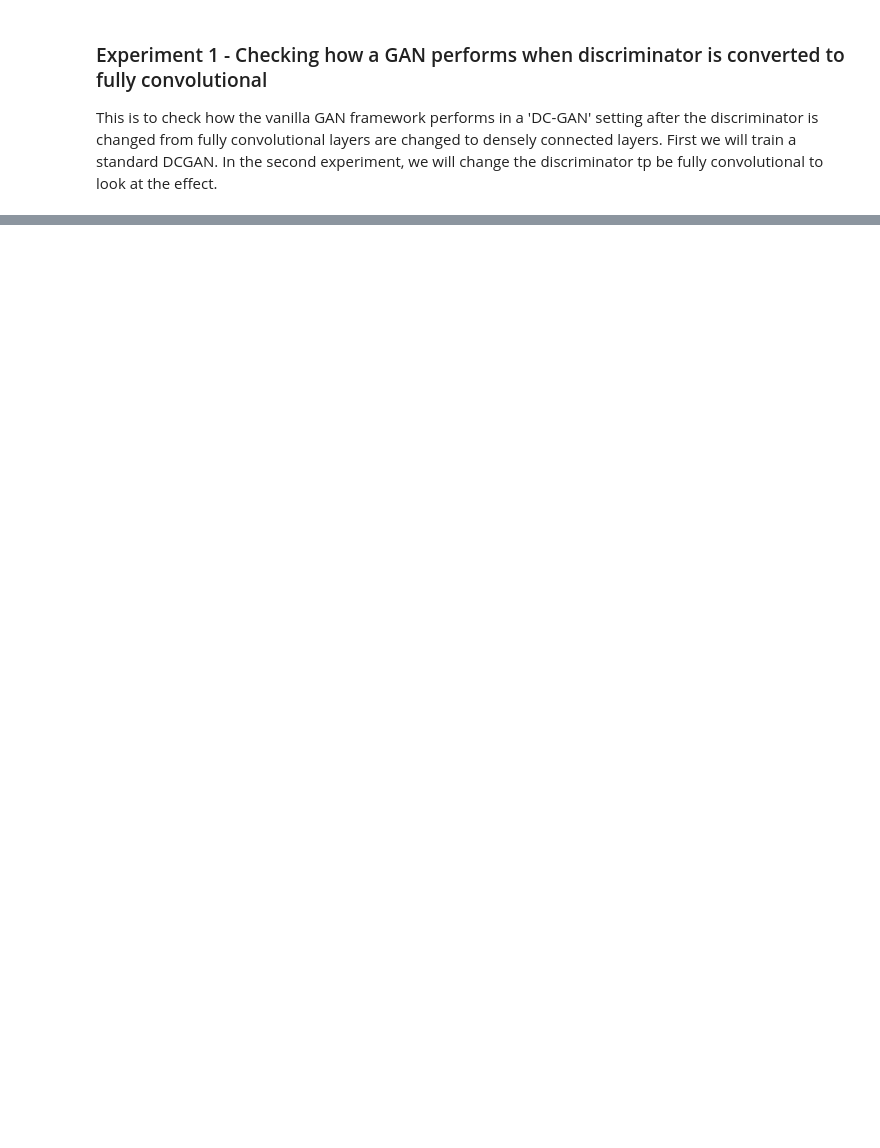
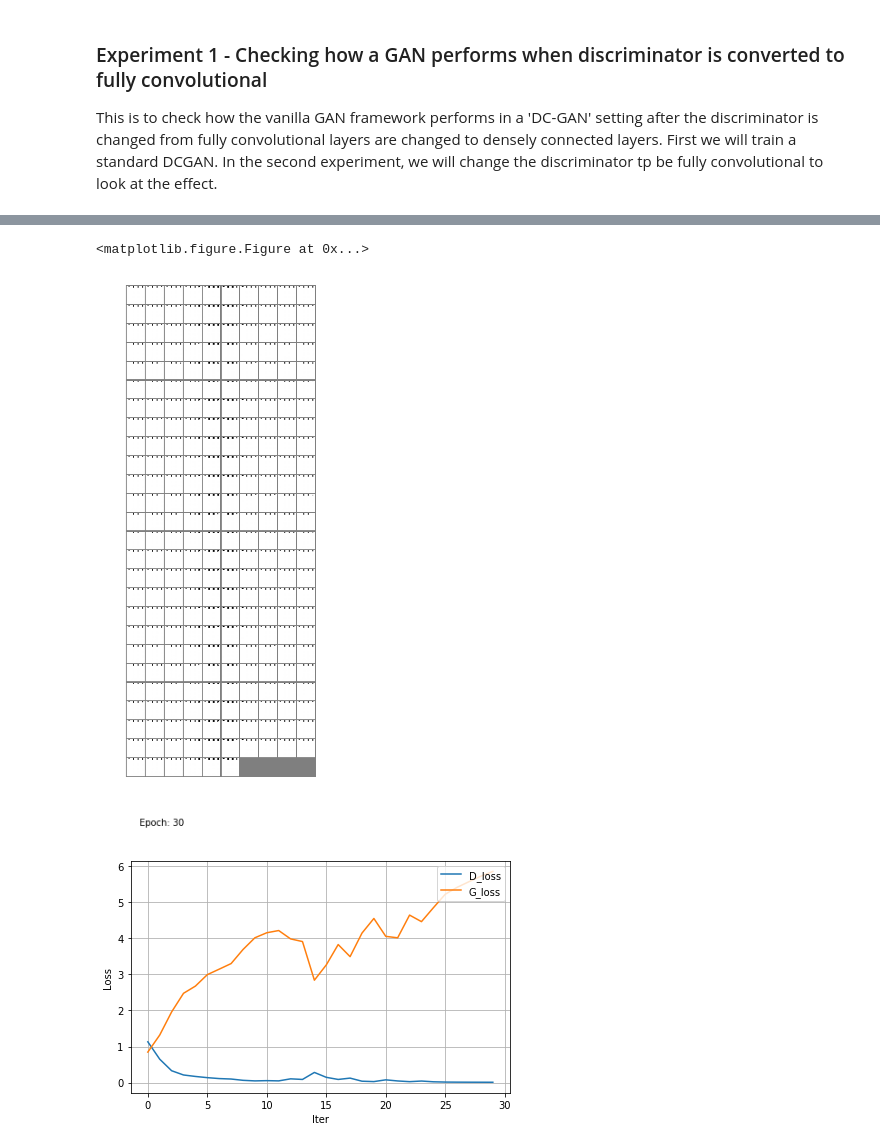
Before and after one commit to lovish1234/MLPrototype, a Jupyter notebook: siamese-triplet/Experiment-1.ipynb, the cells around one changed output, grey strips where cells are left out. Cells and saved outputs as stored; diff of their text form; code cells hidden in the pictures; blank space fills up the shorter version.

```diff
--- a/siamese-triplet/Experiment-1.ipynb
+++ b/siamese-triplet/Experiment-1.ipynb
@@ -279,2 +477,5 @@ Now, train a fully convolutional generator and densley connected discriminator.
 # %%
 from model_alt import Generator, Discriminator
+
+train(mnist_dataloader, epochs=30)
+# %% [output]
@@ -280,0 +499,3 @@ from model_alt import Generator, Discriminator
+<matplotlib.figure.Figure at 0x...>
+[figure, added]
+[figure, added]
```
Also changed, not shown: parts of 27 cells of this notebook.
